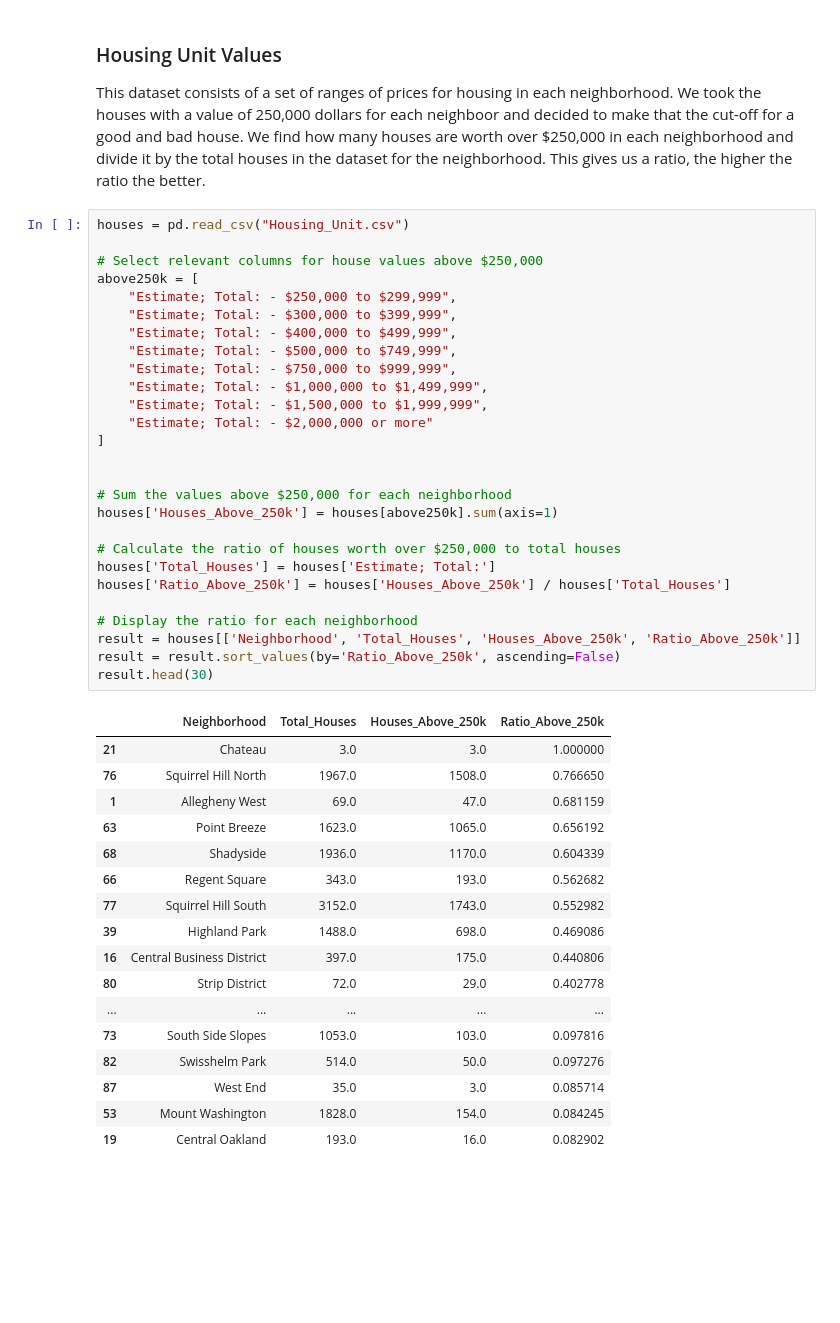
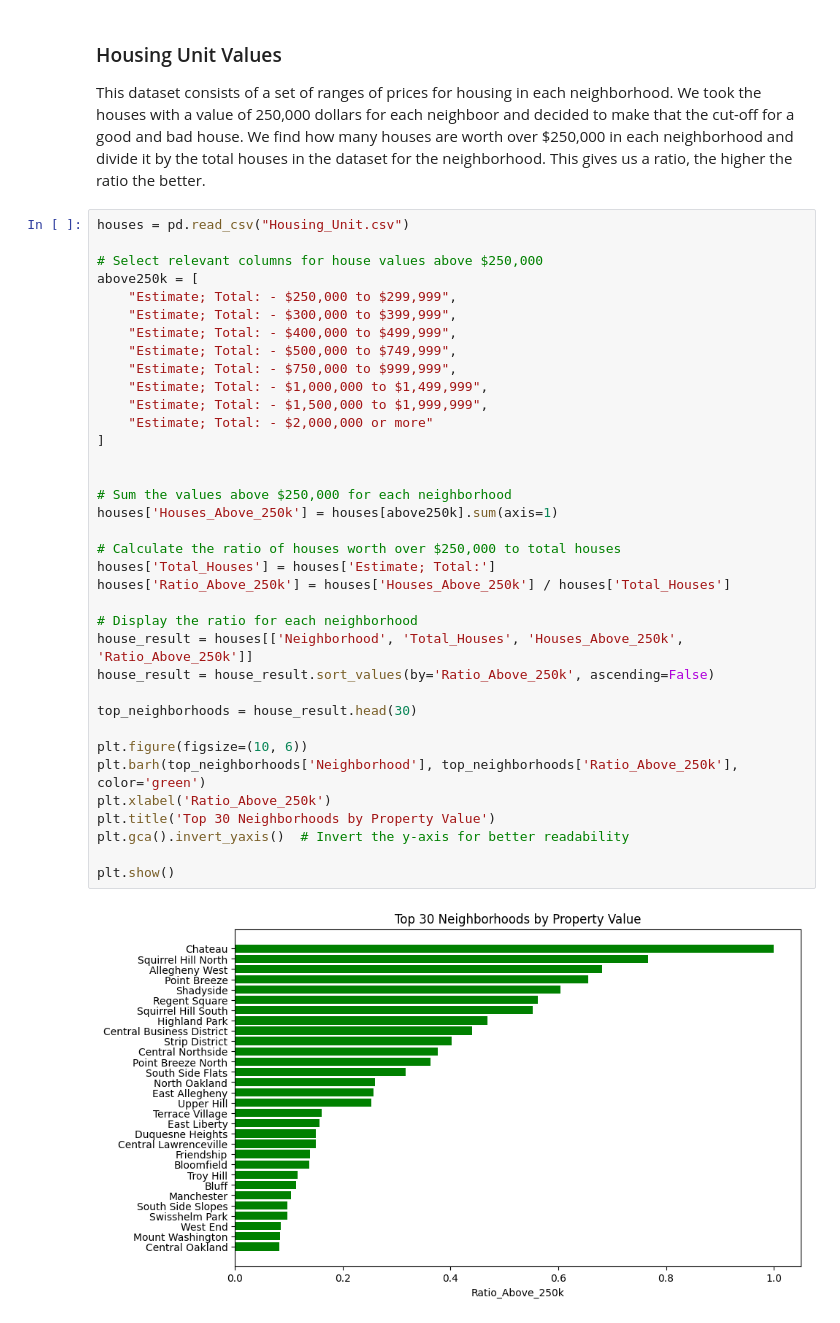
Before and after one commit to IlayDvir/BestNeighborhood, a Jupyter notebook: Neighborhoodpicker.ipynb, the cells around one changed output. Drawn from its saved outputs; the diff is of its cells as text; blank space fills up the shorter version.

```diff
--- a/Neighborhoodpicker.ipynb
+++ b/Neighborhoodpicker.ipynb
@@ -105,45 +93,38 @@ This dataset consists of a set of ranges of prices for housing in each neighborh
 # %%
 houses = pd.read_csv("Housing_Unit.csv")
 
 # Select relevant columns for house values above $250,000
 above250k = [
     "Estimate; Total: - $250,000 to $299,999",
     "Estimate; Total: - $300,000 to $399,999",
     "Estimate; Total: - $400,000 to $499,999",
     "Estimate; Total: - $500,000 to $749,999",
     "Estimate; Total: - $750,000 to $999,999",
     "Estimate; Total: - $1,000,000 to $1,499,999",
     "Estimate; Total: - $1,500,000 to $1,999,999",
     "Estimate; Total: - $2,000,000 or more"
 ]
 
 
 # Sum the values above $250,000 for each neighborhood
 houses['Houses_Above_250k'] = houses[above250k].sum(axis=1)
 
 # Calculate the ratio of houses worth over $250,000 to total houses
 houses['Total_Houses'] = houses['Estimate; Total:']
 houses['Ratio_Above_250k'] = houses['Houses_Above_250k'] / houses['Total_Houses']
 
 # Display the ratio for each neighborhood
-result = houses[['Neighborhood', 'Total_Houses', 'Houses_Above_250k', 'Ratio_Above_250k']]
-result = result.sort_values(by='Ratio_Above_250k', ascending=False)
-result.head(30)
+house_result = houses[['Neighborhood', 'Total_Houses', 'Houses_Above_250k', 'Ratio_Above_250k']]
+house_result = house_result.sort_values(by='Ratio_Above_250k', ascending=False)
+
+top_neighborhoods = house_result.head(30)
+
+plt.figure(figsize=(10, 6))
+plt.barh(top_neighborhoods['Neighborhood'], top_neighborhoods['Ratio_Above_250k'], color='green')
+plt.xlabel('Ratio_Above_250k')
+plt.title('Top 30 Neighborhoods by Property Value')
+plt.gca().invert_yaxis()  # Invert the y-axis for better readability
+
+plt.show()
 # %% [output]
-|  | Neighborhood | Total_Houses | Houses_Above_250k | Ratio_Above_250k |
-| 21 | Chateau | 3.0 | 3.0 | 1.000000 |
-| 76 | Squirrel Hill North | 1967.0 | 1508.0 | 0.766650 |
-| 1 | Allegheny West | 69.0 | 47.0 | 0.681159 |
-| 63 | Point Breeze | 1623.0 | 1065.0 | 0.656192 |
-| 68 | Shadyside | 1936.0 | 1170.0 | 0.604339 |
-| 66 | Regent Square | 343.0 | 193.0 | 0.562682 |
-| 77 | Squirrel Hill South | 3152.0 | 1743.0 | 0.552982 |
-| 39 | Highland Park | 1488.0 | 698.0 | 0.469086 |
-| 16 | Central Business District | 397.0 | 175.0 | 0.440806 |
-| 80 | Strip District | 72.0 | 29.0 | 0.402778 |
-| ... | ... | ... | ... | ... |
-| 73 | South Side Slopes | 1053.0 | 103.0 | 0.097816 |
-| 82 | Swisshelm Park | 514.0 | 50.0 | 0.097276 |
-| 87 | West End | 35.0 | 3.0 | 0.085714 |
-| 53 | Mount Washington | 1828.0 | 154.0 | 0.084245 |
-| 19 | Central Oakland | 193.0 | 16.0 | 0.082902 |
+[figure, added]
```
Also changed, not shown: parts of 5 cells of this notebook.
